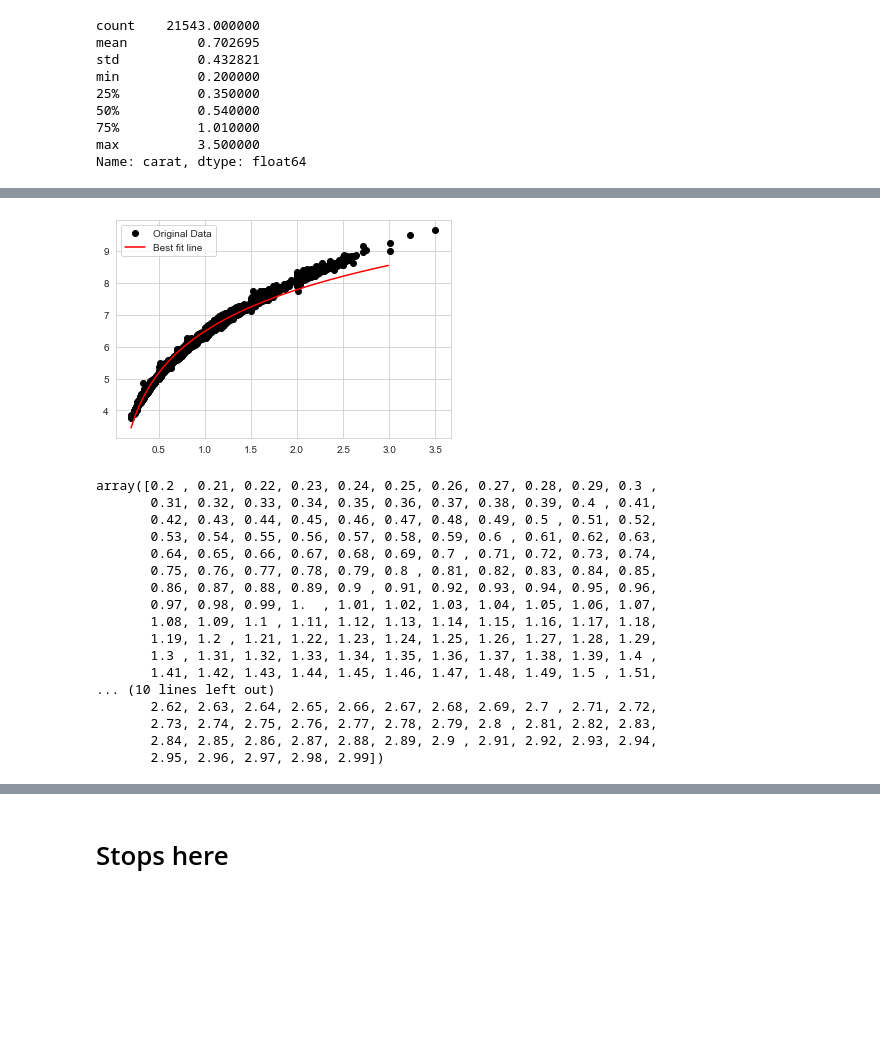
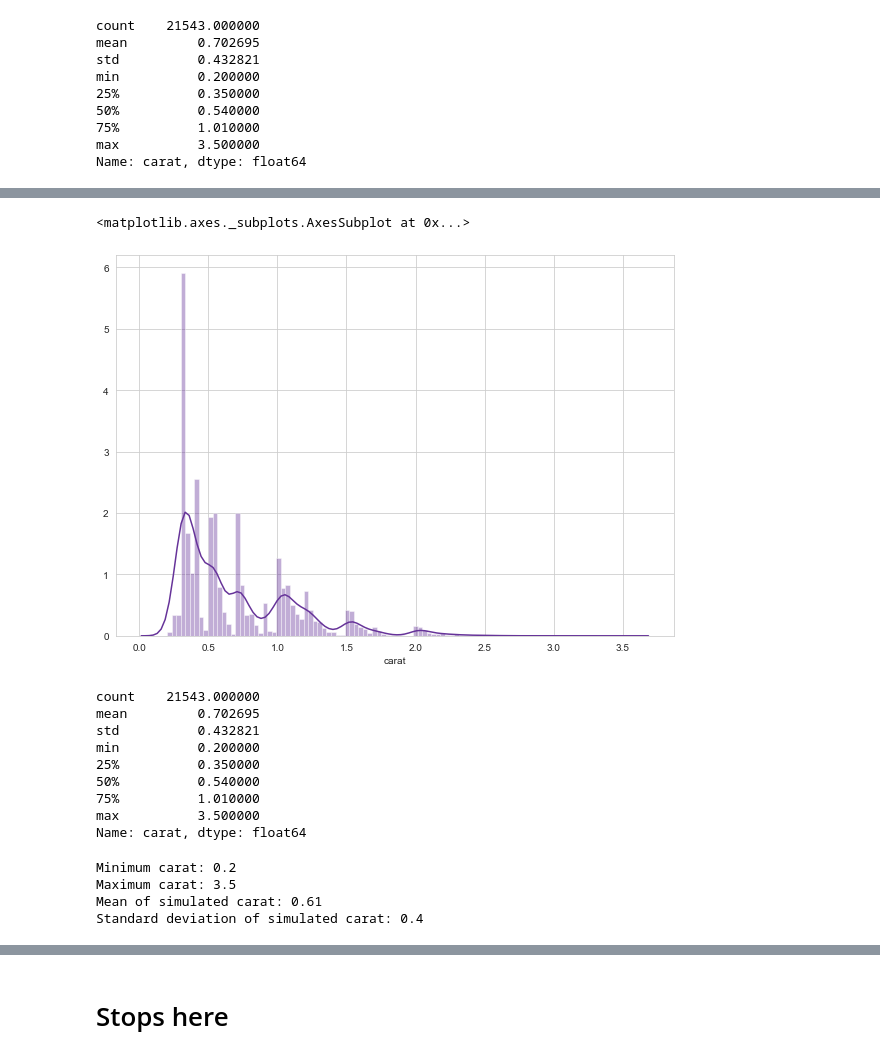
Before and after one commit to JuliaMal/ProgDA_Project2, a Jupyter notebook: Project2.ipynb, the cells around one changed output, grey strips where cells are left out. Drawn from its saved outputs; the diff is of its cells as text; code cells hidden in the pictures; blank space fills up the shorter version.

```diff
--- a/Project2.ipynb
+++ b/Project2.ipynb
@@ -441,34 +418,20 @@ Now we can update our correlation plot with the best fit line.
-# %%
-plt.figure()
-
-#Plot price versus length with black dots.
-plt.plot(x_c, y_l, 'ko', label = "Original Data")
-
-# Overlay the best fit line on the plot.
-# provide the limits for x1 (min price & max price)
-x2 = np.arange(0.2, 3.0, 0.01)
-plt.plot(x2, 6.48319182 + 1.88362121 * np.log(x2), 'r-', label=r"Best fit line")
-plt.legend()
-plt.show()
-# %% [output]
-[figure, removed]
-# %%
-x
-# %% [output]
-array([0.2 , 0.21, 0.22, 0.23, 0.24, 0.25, 0.26, 0.27, 0.28, 0.29, 0.3 ,
-       0.31, 0.32, 0.33, 0.34, 0.35, 0.36, 0.37, 0.38, 0.39, 0.4 , 0.41,
-       0.42, 0.43, 0.44, 0.45, 0.46, 0.47, 0.48, 0.49, 0.5 , 0.51, 0.52,
-       0.53, 0.54, 0.55, 0.56, 0.57, 0.58, 0.59, 0.6 , 0.61, 0.62, 0.63,
-       0.64, 0.65, 0.66, 0.67, 0.68, 0.69, 0.7 , 0.71, 0.72, 0.73, 0.74,
-       0.75, 0.76, 0.77, 0.78, 0.79, 0.8 , 0.81, 0.82, 0.83, 0.84, 0.85,
-       0.86, 0.87, 0.88, 0.89, 0.9 , 0.91, 0.92, 0.93, 0.94, 0.95, 0.96,
-       0.97, 0.98, 0.99, 1.  , 1.01, 1.02, 1.03, 1.04, 1.05, 1.06, 1.07,
-       1.08, 1.09, 1.1 , 1.11, 1.12, 1.13, 1.14, 1.15, 1.16, 1.17, 1.18,
-       1.19, 1.2 , 1.21, 1.22, 1.23, 1.24, 1.25, 1.26, 1.27, 1.28, 1.29,
-       1.3 , 1.31, 1.32, 1.33, 1.34, 1.35, 1.36, 1.37, 1.38, 1.39, 1.4 ,
-       1.41, 1.42, 1.43, 1.44, 1.45, 1.46, 1.47, 1.48, 1.49, 1.5 , 1.51,
-... (10 lines left out)
-       2.62, 2.63, 2.64, 2.65, 2.66, 2.67, 2.68, 2.69, 2.7 , 2.71, 2.72,
-       2.73, 2.74, 2.75, 2.76, 2.77, 2.78, 2.79, 2.8 , 2.81, 2.82, 2.83,
-       2.84, 2.85, 2.86, 2.87, 2.88, 2.89, 2.9 , 2.91, 2.92, 2.93, 2.94,
-       2.95, 2.96, 2.97, 2.98, 2.99])
+# %%
+sns.set_style("whitegrid")
+fig = plt.figure(figsize=(10,7))
+fig.add_subplot(1,1,1)
+sns.distplot(df['carat'], color="rebeccapurple", bins = 100)
+# %% [output]
+<matplotlib.axes._subplots.AxesSubplot at 0x...>
+[figure, added]
+# %%
+df['carat'].describe()
+# %% [output]
+count    21543.000000
+mean         0.702695
+std          0.432821
+min          0.200000
+25%          0.350000
+50%          0.540000
+75%          1.010000
+max          3.500000
+Name: carat, dtype: float64
@@ -474,0 +442,14 @@ array([0.2 , 0.21, 0.22, 0.23, 0.24, 0.25, 0.26, 0.27, 0.28, 0.29, 0.3 ,
+# %%
+print('Minimum carat: ' + str(np.amin(s_carat).round(2)))
+print('Maximum carat: ' + str(np.amax(s_carat).round(2)))
+
+sim_mean_c = np.mean(s_carat).round(2)
+sim_std_c = np.std(s_carat).round(2)
+
+print('Mean of simulated carat: ' + str(sim_mean_c))
+print('Standard deviation of simulated carat: ' + str(sim_std_c))
+# %% [output]
+Minimum carat: 0.2
+Maximum carat: 3.5
+Mean of simulated carat: 0.61
+Standard deviation of simulated carat: 0.4
```
Also changed, not shown: parts of 38 cells of this notebook.
